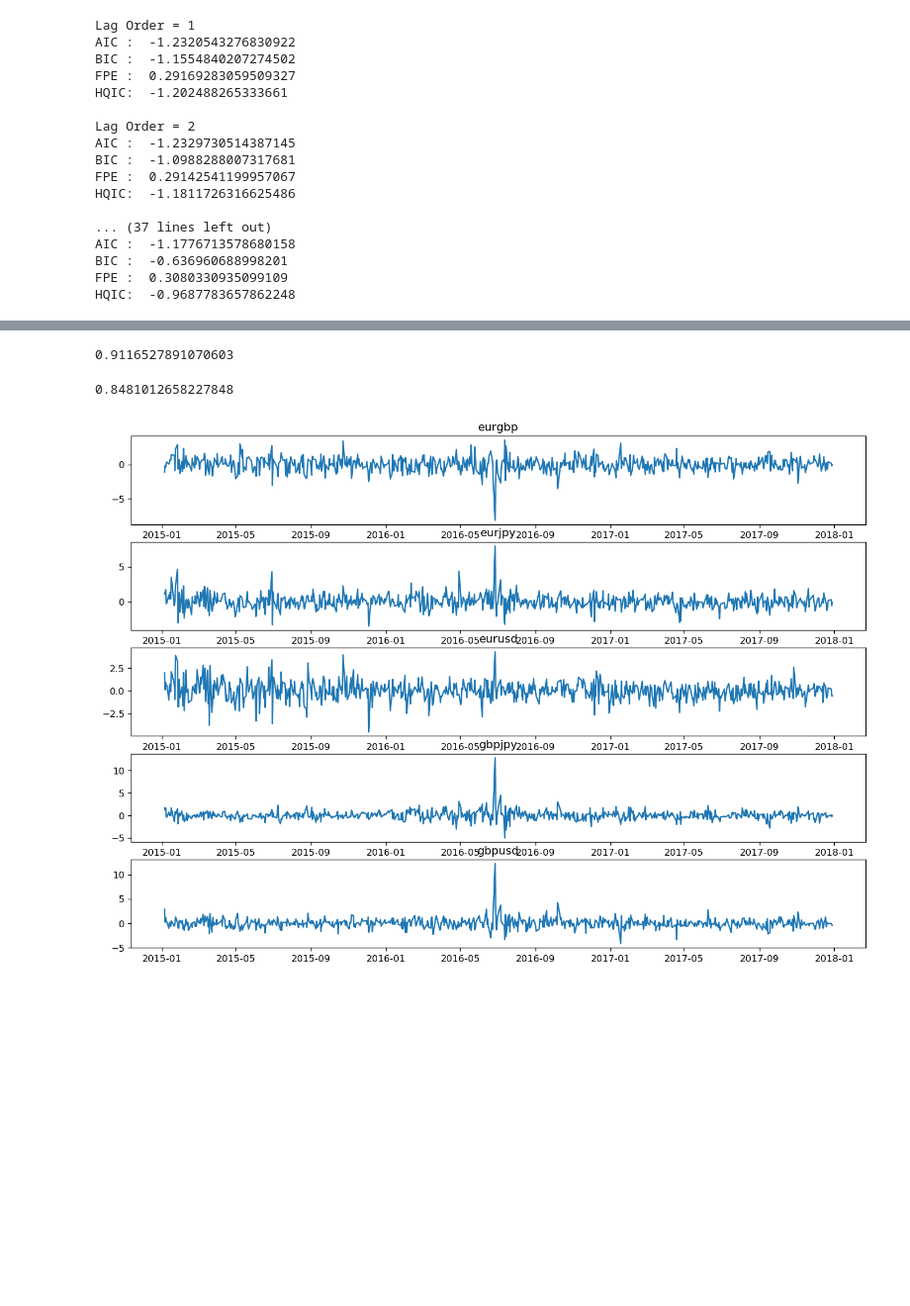
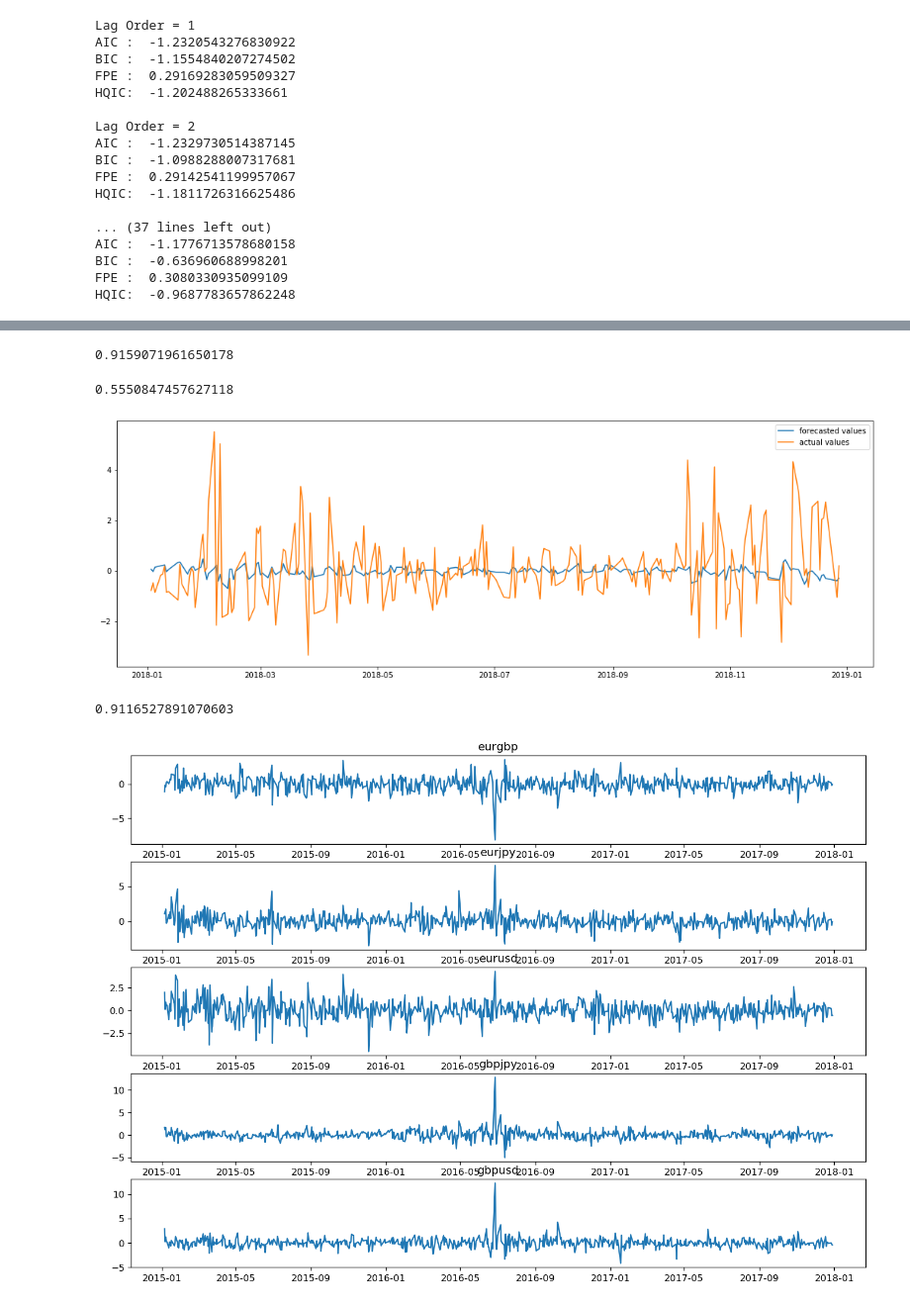
Before and after one commit to navin9292/Google_Wavenet-_Model, a Jupyter notebook: var_final.ipynb, the cells around one changed output, grey strips where cells are left out. Shown at 99% size. Cells and saved outputs as stored; diff of their text form; code cells hidden in the pictures; blank space fills up the shorter version.

Commit message:
added predicted and actual comparison graphs

```diff
--- a/var_final.ipynb
+++ b/var_final.ipynb
@@ -183,3 +183,7 @@ ind_test_pred_input = np.vstack((data_tr[index].values[-2:], data_te[index].valu
 ret_forecast_ind = res.forecast(ind_test_pred_input[0:2], steps = 1)
 for i in range(1, len(ind_test_pred_input)-1):
     ret_forecast_ind = np.append(ret_forecast_ind, res.forecast(ind_test_pred_input[i:(i+2)] ,steps = 1), axis = 0)
+# %%
+mean_absolute_error(ret_forecast_ind[:,0], data_te['sp500'].values)
+# %% [output]
+0.9159071961650178
@@ -186,3 +197,16 @@ for i in range(1, len(ind_test_pred_input)-1):
+# %%
+hits(ret_forecast_ind[:,0], data_te['sp500'].values)
+# %% [output]
+0.5550847457627118
+# %%
+plt.figure(figsize = (18, 6))
+plt.plot(data_te.index,ret_forecast_ind[:,0], label = 'forecasted values')
+plt.legend()
+plt.plot(data_te.index,data_te['sp500'].values, label = 'actual values')
+plt.legend()
+plt.show()
+# %% [output]
+[figure, added]
 # %%
 def cal_mase(train,
              test,
@@ -203,8 +223,3 @@ def cal_hits(test,
-# %%
-cal_hits(data_te['sp500'].values,
-         ret_forecast[:,0])
-# %% [output]
-0.8481012658227848
 # %%
 ## Plotting
 fig, axes = plt.subplots(nrows = len(currencies), dpi = 120, figsize = (14, 10))
```
Also changed, not shown: parts of 7 cells of this notebook.
